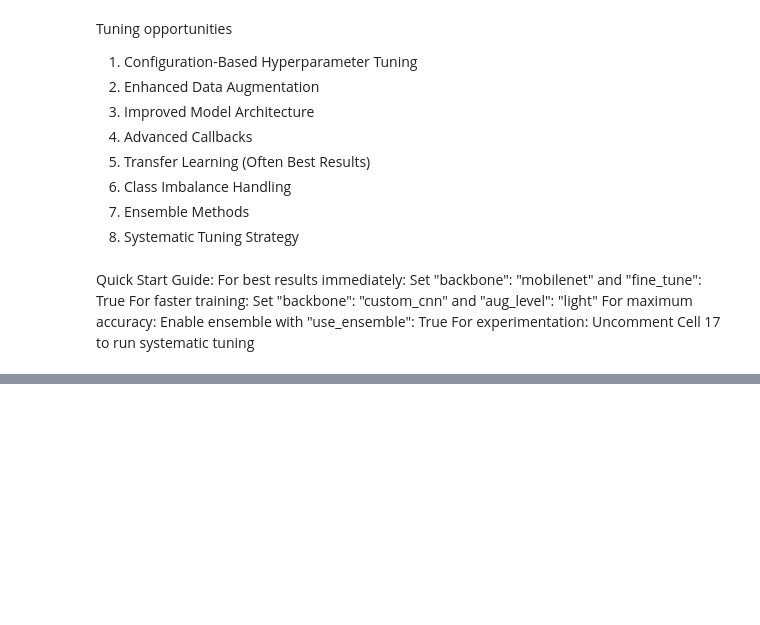
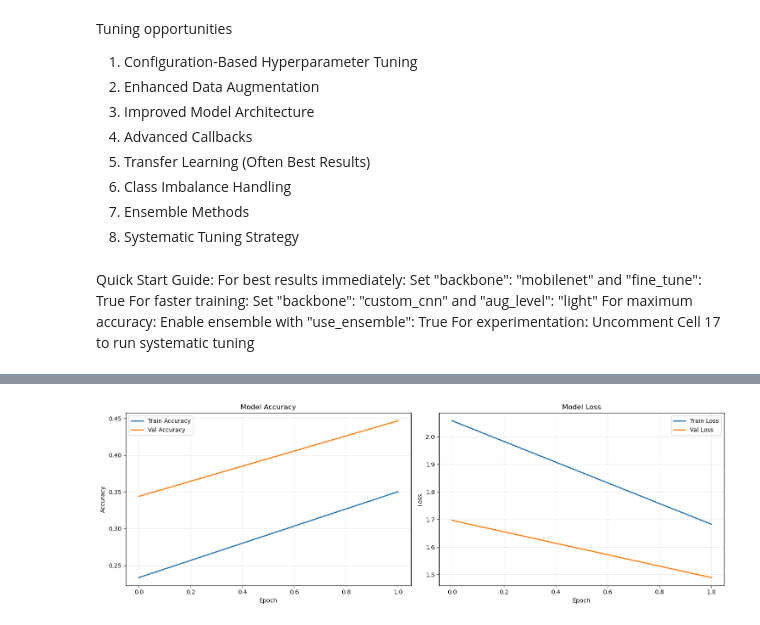
Before and after one commit to frankletsbe/IAT_Deeplearning, a Jupyter notebook: Project/tuned-model.ipynb, the cells around one changed output, grey strips where cells are left out. Drawn from its saved outputs; the diff is of its cells as text; code cells hidden in the pictures; blank space fills up the shorter version.

Commit message:
fixed bugs in plots and image confermation

```diff
--- a/Project/tuned-model.ipynb
+++ b/Project/tuned-model.ipynb
@@ -163,7 +163,7 @@ cfg.update({
     "color_mode": "rgb",
     "head_epochs": 1,
     "fine_tune": True,
-    "fine_tune_epochs": 2,
+    "fine_tune_epochs": 1,
     "fine_tune_unfreeze_layers": 30,
 })
 # rebind frequently used variables
@@ -656,39 +674,75 @@ print(f"📊 Final Validation Accuracy: {val_acc:.4f} ({val_acc*100:.2f}%)")
 # Training History Visualization
 # =======================================================================
 
-fig, axes = plt.subplots(1, 2, figsize=(15, 5))
+# 1) Get scalar evaluation results from the model (safe)
+train_loss, train_acc = model.evaluate(train_set, verbose=0)
+val_loss, val_acc = model.evaluate(validation_set, verbose=0)
 
-# Accuracy plot
-axes[0].plot(history.history['accuracy'], label='Train Accuracy', linewidth=2)
-axes[0].plot(history.history['val_accuracy'], label='Val Accuracy', linewidth=2)
-axes[0].set_title('Model Accuracy', fontsize=14, fontweight='bold')
-axes[0].set_xlabel('Epoch', fontsize=12)
-axes[0].set_ylabel('Accuracy', fontsize=12)
-axes[0].legend(fontsize=10)
-axes[0].grid(True, alpha=0.3)
-
-# Loss plot
-axes[1].plot(history.history['loss'], label='Train Loss', linewidth=2)
-axes[1].plot(history.history['val_loss'], label='Val Loss', linewidth=2)
-axes[1].set_title('Model Loss', fontsize=14, fontweight='bold')
-axes[1].set_xlabel('Epoch', fontsize=12)
-axes[1].set_ylabel('Loss', fontsize=12)
-axes[1].legend(fontsize=10)
-axes[1].grid(True, alpha=0.3)
-
-plt.tight_layout()
-plt.savefig('training_history.png', dpi=300, bbox_inches='tight')
-plt.show()
-
-# Final evaluation
 print("\n" + "="*70)
 print("📊 FINAL EVALUATION")
 print("="*70)
-train_loss, train_acc = model.evaluate(train_set, verbose=0)
-val_loss, val_acc = model.evaluate(validation_set, verbose=0)
-
 print(f"Training Accuracy:   {train_acc:.4f} ({train_acc*100:.2f}%)")
 print(f"Validation Accuracy: {val_acc:.4f} ({val_acc*100:.2f}%)")
 print(f"Training Loss:       {train_loss:.4f}")
 print(f"Validation Loss:     {val_loss:.4f}")
 print("="*70)
+
+# 2) Consolidate histories (head + fine-tune) for plotting if present
+def _get_hist_list(h):
+    return h.history if h is not None else {}
+
+head_hist = history_head if 'history_head' in globals() else None
+ft_hist = history_ft if 'history_ft' in globals() else None
+
+# Combine metrics safely
+def _concat_metric(metric):
+    vals = []
+    if head_hist is not None:
+        vals += head_hist.history.get(metric, [])
+    if ft_hist is not None:
+        vals += ft_hist.history.get(metric, [])
+    return vals
+
+train_acc_list = _concat_metric('accuracy')
+val_acc_list = _concat_metric('val_accuracy')
+train_loss_list = _concat_metric('loss')
+val_loss_list = _concat_metric('val_loss')
+
+def plot_training_history(history_data):
+    """Plot training history with better formatting."""
+    fig, axes = plt.subplots(1, 2, figsize=(15, 5))
+
+    # Accuracy plot
+    axes[0].plot(history_data['accuracy'], label='Train Accuracy', linewidth=2)
+    axes[0].plot(history_data['val_accuracy'], label='Val Accuracy', linewidth=2)
+    axes[0].set_title('Model Accuracy')
+    axes[0].set_xlabel('Epoch')
+    axes[0].set_ylabel('Accuracy')
+    axes[0].legend()
+    axes[0].grid(True, alpha=0.3)
+
+    # Loss plot
+    axes[1].plot(history_data['loss'], label='Train Loss', linewidth=2)
+    axes[1].plot(history_data['val_loss'], label='Val Loss', linewidth=2)
+    axes[1].set_title('Model Loss')
+    axes[1].set_xlabel('Epoch')
+    axes[1].set_ylabel('Loss')
+    axes[1].legend()
+    axes[1].grid(True, alpha=0.3)
+
+    plt.tight_layout()
+    plt.savefig('training_history.png', dpi=300, bbox_inches='tight')
+    plt.show()
+
+
+# Prepare history data dictionary for plotting
+history_data = {
+    'accuracy': train_acc_list,
+    'val_accuracy': val_acc_list,
+    'loss': train_loss_list,
+    'val_loss': val_loss_list
+}
+
+# Plot the training history
+plot_training_history(history_data)
+# %% [output]
@@ -694,0 +757 @@ print("="*70)
+[figure, added]
```
Also changed, not shown: parts of 9 cells of this notebook, 5 other files.
